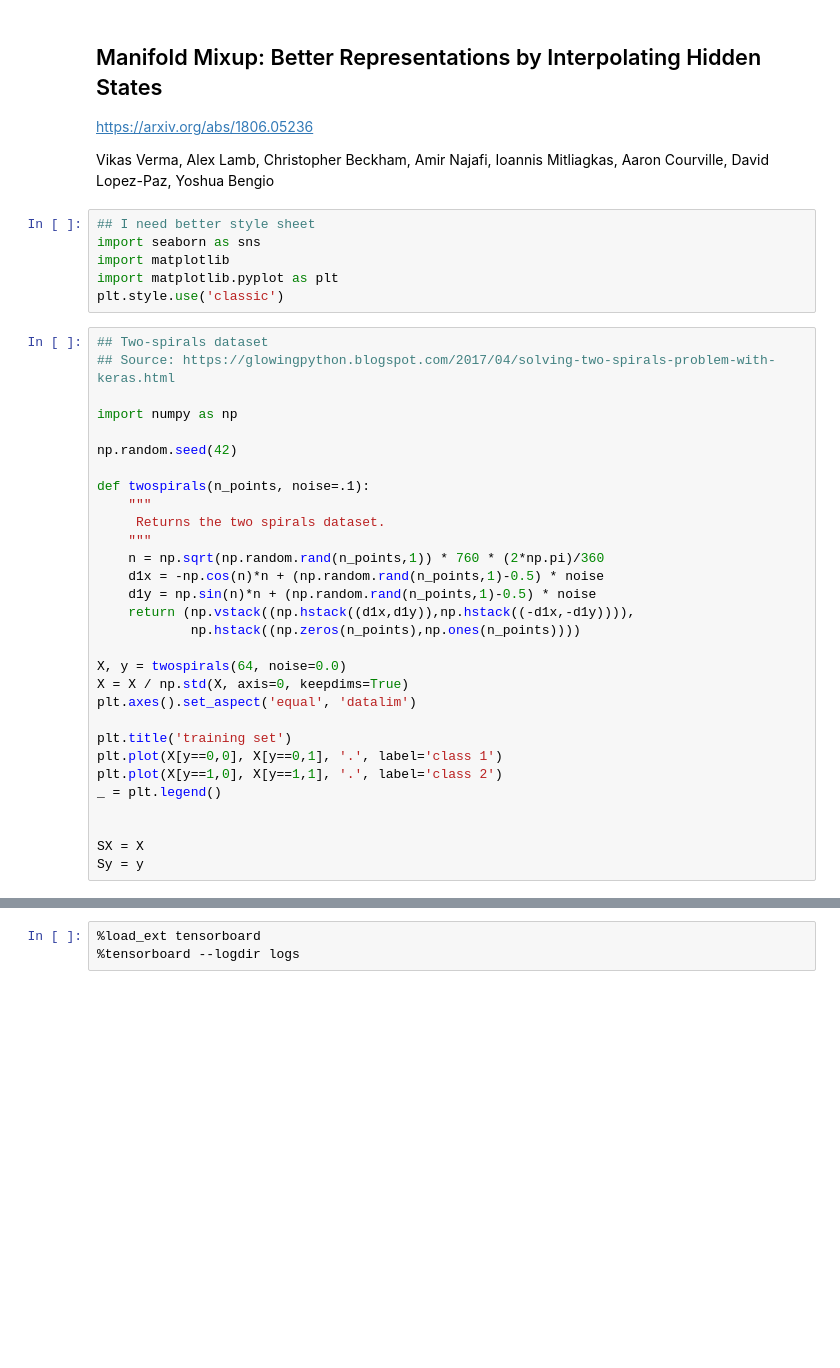
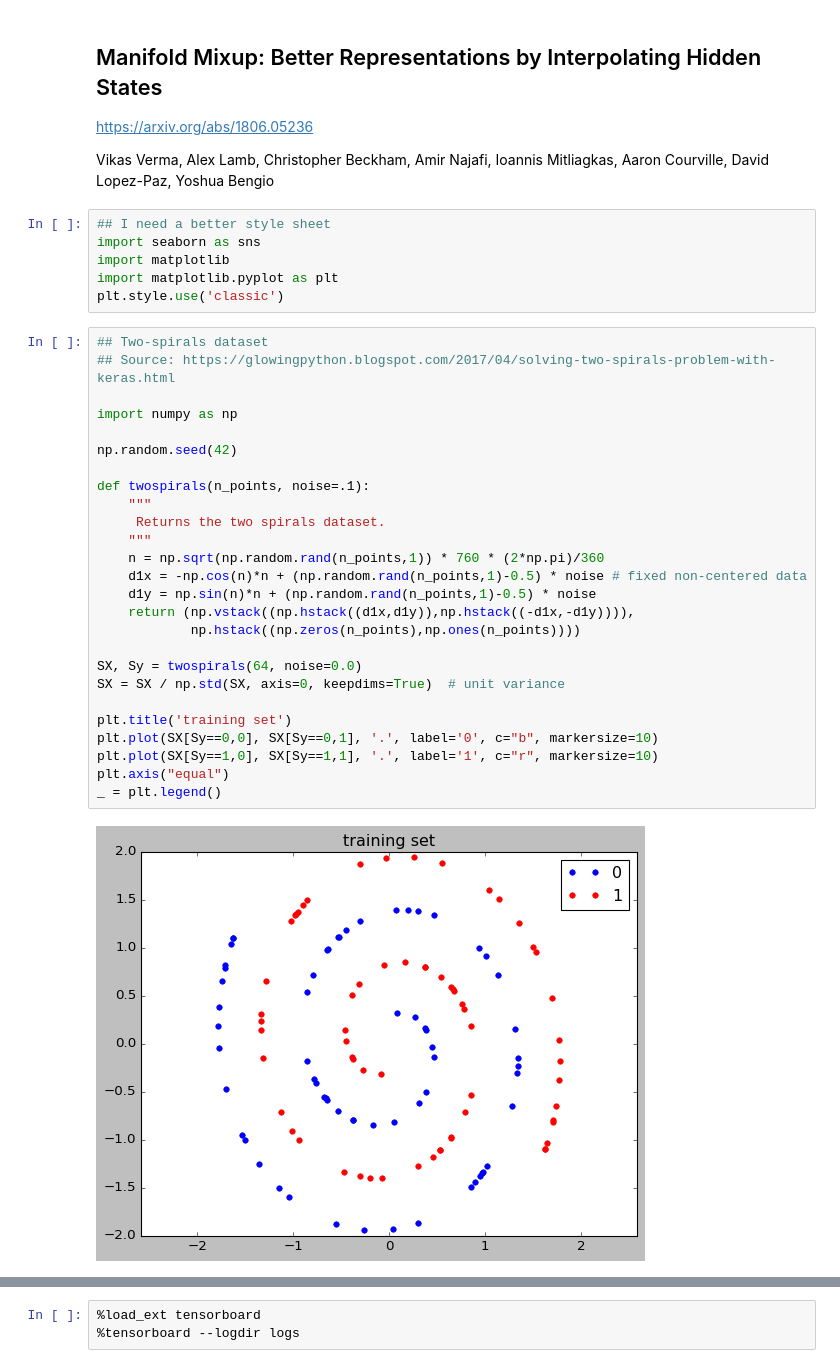
Before and after one commit to NTT123/ai-notebooks, a Jupyter notebook: Manifold_Mixup.ipynb, the cells around one changed output, grey strips where cells are left out. Saved outputs shown, nothing was run; the diff lists cells and outputs as text; blank space fills up the shorter version.

```diff
--- a/Manifold_Mixup.ipynb
+++ b/Manifold_Mixup.ipynb
@@ -7,7 +7,7 @@ https://arxiv.org/abs/1806.05236
 
 Vikas Verma, Alex Lamb, Christopher Beckham, Amir Najafi, Ioannis Mitliagkas, Aaron Courville, David Lopez-Paz, Yoshua Bengio
 # %%
-## I need better style sheet
+## I need a better style sheet
 import seaborn as sns
 import matplotlib
 import matplotlib.pyplot as plt
@@ -15,30 +15,28 @@ plt.style.use('classic')
 # %%
 ## Two-spirals dataset
 ## Source: https://glowingpython.blogspot.com/2017/04/solving-two-spirals-problem-with-keras.html
 
 import numpy as np
 
 np.random.seed(42)
 
 def twospirals(n_points, noise=.1):
     """
      Returns the two spirals dataset.
     """
     n = np.sqrt(np.random.rand(n_points,1)) * 760 * (2*np.pi)/360
-    d1x = -np.cos(n)*n + (np.random.rand(n_points,1)-0.5) * noise
+    d1x = -np.cos(n)*n + (np.random.rand(n_points,1)-0.5) * noise # fixed non-centered data
     d1y = np.sin(n)*n + (np.random.rand(n_points,1)-0.5) * noise
     return (np.vstack((np.hstack((d1x,d1y)),np.hstack((-d1x,-d1y)))),
             np.hstack((np.zeros(n_points),np.ones(n_points))))
 
-X, y = twospirals(64, noise=0.0)
-X = X / np.std(X, axis=0, keepdims=True)
-plt.axes().set_aspect('equal', 'datalim')
+SX, Sy = twospirals(64, noise=0.0)
+SX = SX / np.std(SX, axis=0, keepdims=True)  # unit variance
 
 plt.title('training set')
-plt.plot(X[y==0,0], X[y==0,1], '.', label='class 1')
-plt.plot(X[y==1,0], X[y==1,1], '.', label='class 2')
+plt.plot(SX[Sy==0,0], SX[Sy==0,1], '.', label='0', c="b", markersize=10)
+plt.plot(SX[Sy==1,0], SX[Sy==1,1], '.', label='1', c="r", markersize=10)
+plt.axis("equal")
 _ = plt.legend()
-
-
-SX = X
-Sy = y
+# %% [output]
+[figure, added]
```
Also changed, not shown: parts of 8 cells of this notebook.
